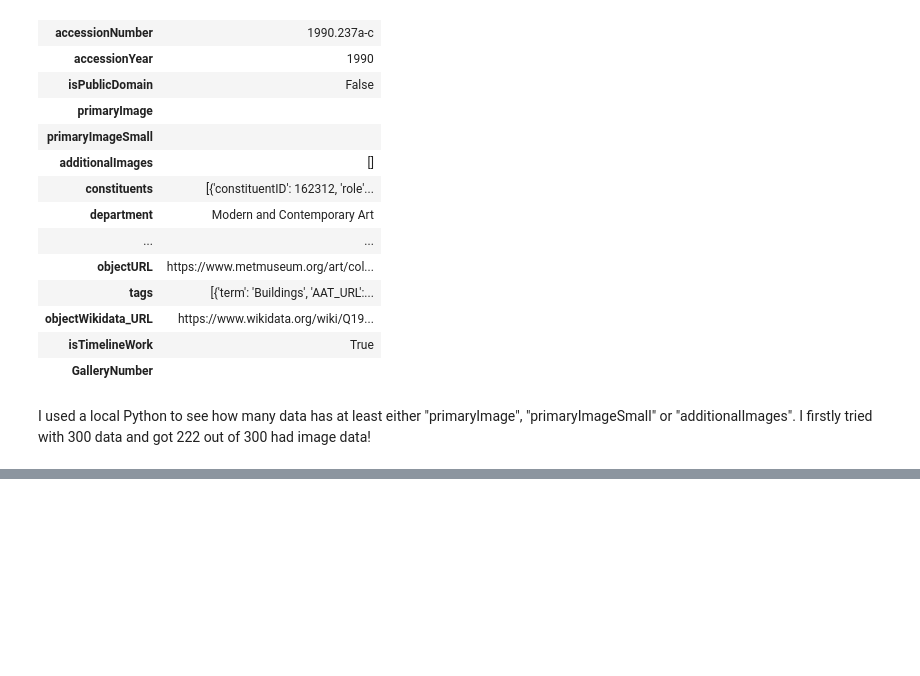
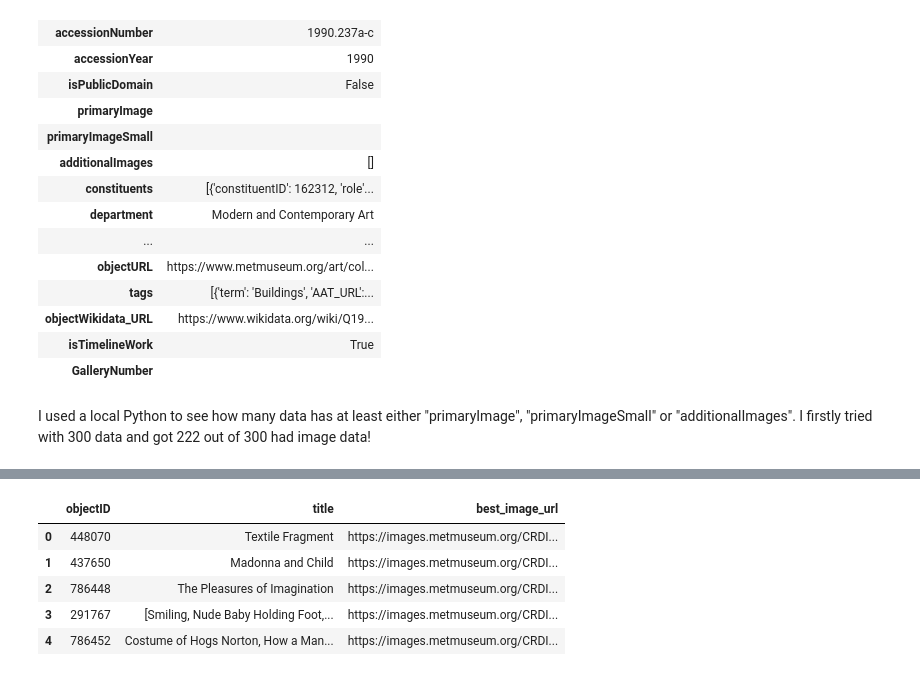
Before and after one commit to kaoriogawa-PSAM-5020-spring2026/Project, a Jupyter notebook: milestone01.ipynb, the cells around one changed output, grey strips where cells are left out. Saved outputs shown, nothing was run; the diff lists cells and outputs as text; code cells hidden in the pictures; blank space fills up the shorter version.

```diff
--- a/milestone01.ipynb
+++ b/milestone01.ipynb
@@ -237,0 +252,10 @@ FileNotFoundError: [Errno 2] No such file or directory: 'downloadable_images_202
+# %%
+first5 = df.head(5).copy()
+first5[["objectID", "title", "best_image_url"]]
+# %% [output]
+|  | objectID | title | best_image_url |
+| 0 | 448070 | Textile Fragment | https://images.metmuseum.org/CRDI... |
+| 1 | 437650 | Madonna and Child | https://images.metmuseum.org/CRDI... |
+| 2 | 786448 | The Pleasures of Imagination | https://images.metmuseum.org/CRDI... |
+| 3 | 291767 | [Smiling, Nude Baby Holding Foot,... | https://images.metmuseum.org/CRDI... |
+| 4 | 786452 | Costume of Hogs Norton, How a Man... | https://images.metmuseum.org/CRDI... |
```
Also changed, not shown: parts of 7 cells of this notebook, 2 other files.
